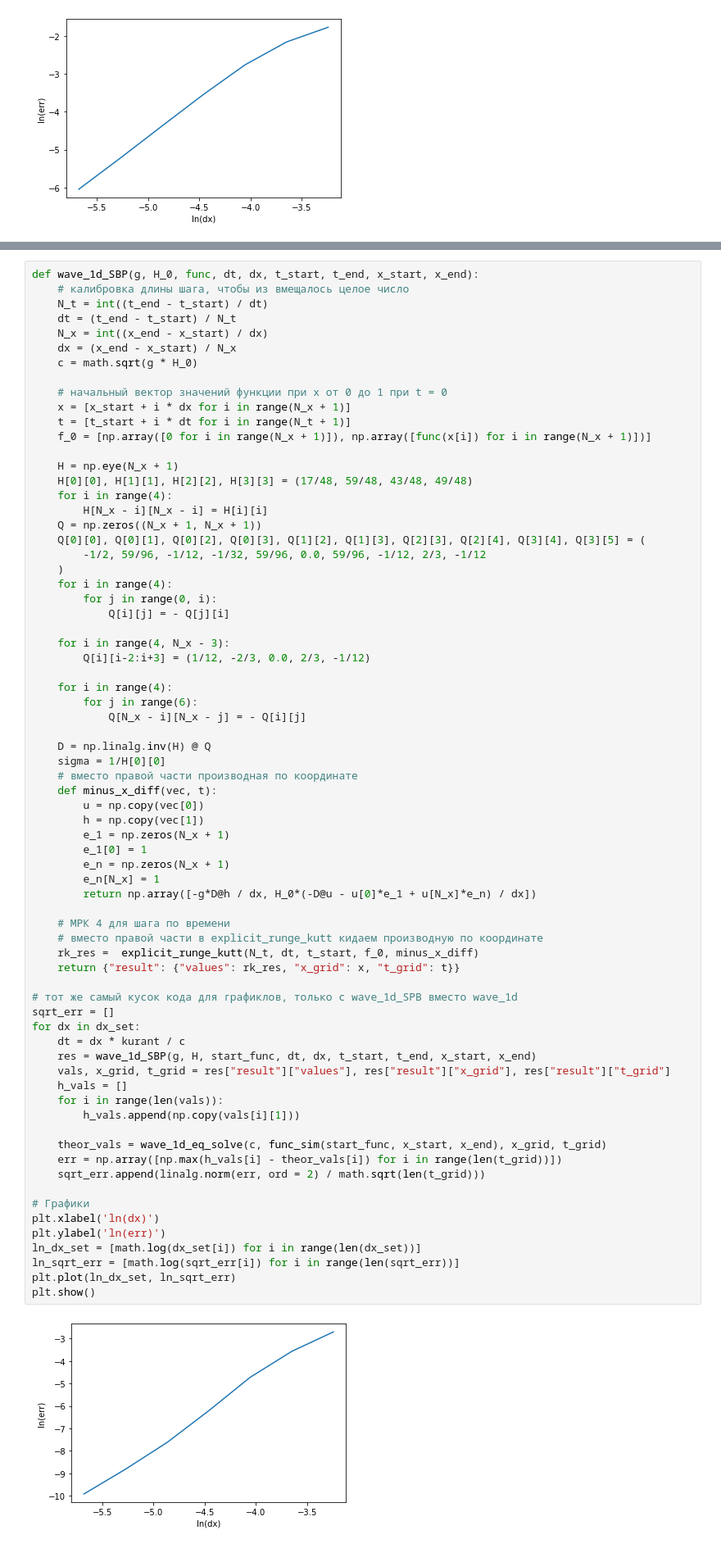
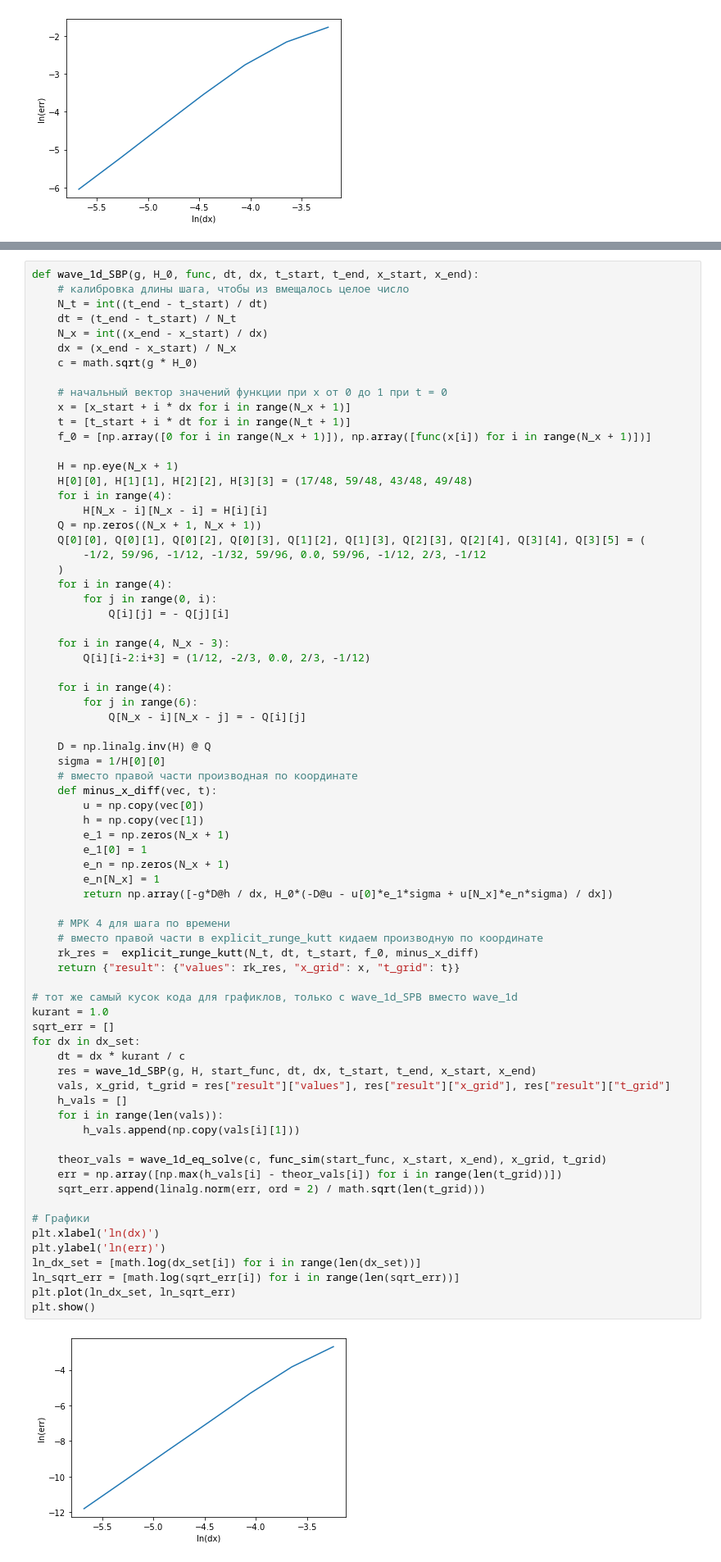
Before and after one commit to Griborii/computation_math, a Jupyter notebook: project/main.ipynb, the cells around one changed output, grey strips where cells are left out. Shown at 82% size. Saved outputs shown, nothing was run; the diff lists cells and outputs as text.

```diff
--- a/project/main.ipynb
+++ b/project/main.ipynb
@@ -314,36 +315,37 @@ def wave_1d_SBP(g, H_0, func, dt, dx, t_start, t_end, x_start, x_end):
         e_1[0] = 1
         e_n = np.zeros(N_x + 1)
         e_n[N_x] = 1
-        return np.array([-g*D@h / dx, H_0*(-D@u - u[0]*e_1 + u[N_x]*e_n) / dx])
+        return np.array([-g*D@h / dx, H_0*(-D@u - u[0]*e_1*sigma + u[N_x]*e_n*sigma) / dx])
 
     # МРК 4 для шага по времени
     # вместо правой части в explicit_runge_kutt кидаем производную по координате
     rk_res =  explicit_runge_kutt(N_t, dt, t_start, f_0, minus_x_diff)
     return {"result": {"values": rk_res, "x_grid": x, "t_grid": t}}
 
 # тот же самый кусок кода для графиклов, только с wave_1d_SPB вместо wave_1d
+kurant = 1.0
 sqrt_err = []
 for dx in dx_set:
     dt = dx * kurant / c
     res = wave_1d_SBP(g, H, start_func, dt, dx, t_start, t_end, x_start, x_end)
     vals, x_grid, t_grid = res["result"]["values"], res["result"]["x_grid"], res["result"]["t_grid"]
     h_vals = []
     for i in range(len(vals)):
         h_vals.append(np.copy(vals[i][1]))
 
     theor_vals = wave_1d_eq_solve(c, func_sim(start_func, x_start, x_end), x_grid, t_grid)
     err = np.array([np.max(h_vals[i] - theor_vals[i]) for i in range(len(t_grid))])
     sqrt_err.append(linalg.norm(err, ord = 2) / math.sqrt(len(t_grid)))
 
 # Графики
 plt.xlabel('ln(dx)')
 plt.ylabel('ln(err)')
 ln_dx_set = [math.log(dx_set[i]) for i in range(len(dx_set))]
 ln_sqrt_err = [math.log(sqrt_err[i]) for i in range(len(sqrt_err))]
 plt.plot(ln_dx_set, ln_sqrt_err)
 plt.show()
 # %% [output]
-[figure, old version]
+[figure, new version]
 # %% [markdown]
 # ***Двумерное уравнение мелкой воды с учетом силы Кориолиса***
 
```
Also changed, not shown: parts of 1 cell of this notebook.
